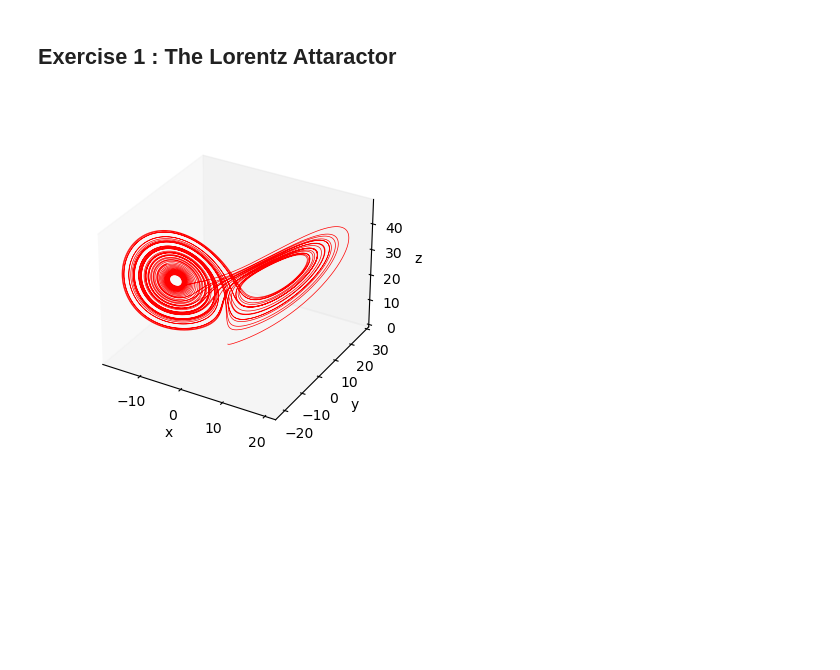
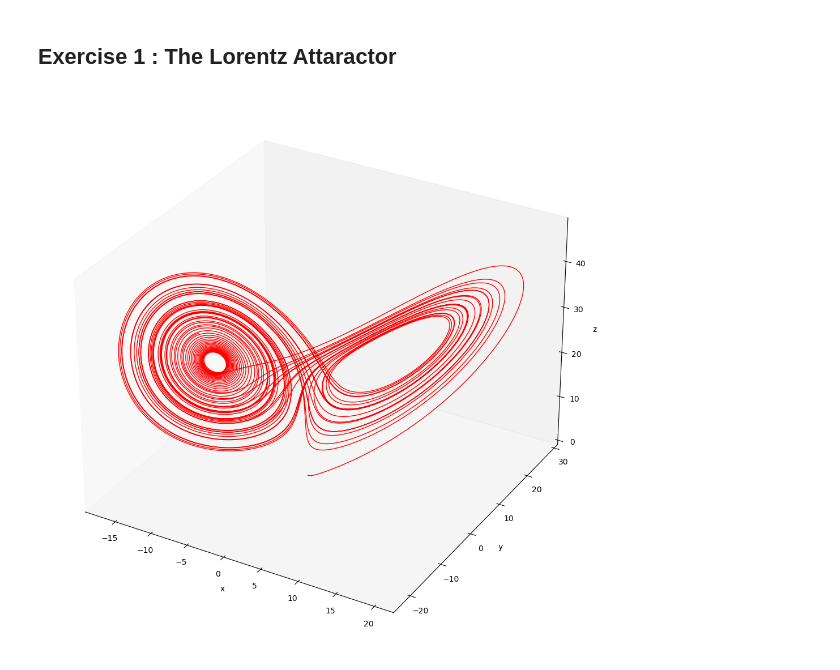
Before and after one commit to SPS-SP2273/learning-portfolio-yugan01, a Jupyter notebook: numerical solutions/numerical_solutions_(good).ipynb, the cells around one changed output. Cells and saved outputs as stored; diff of their text form; code cells hidden in the pictures; blank space fills up the shorter version.

```diff
--- a/numerical solutions/numerical_solutions_(good).ipynb
+++ b/numerical solutions/numerical_solutions_(good).ipynb
@@ -340,33 +340,34 @@ plt.show()
 from matplotlib import pyplot as plt
 from mpl_toolkits.mplot3d import Axes3D
 
 def derivative(value, t):
     x, y, z = value
     dx_dt = 10 * (y - x)
     dy_dt = x * (28 - z) - y
     dz_dt = x*y - z*8/3
 
     return [dx_dt, dy_dt, dz_dt]
 
 max_time = 50
 d = 0.001
 x0, y0, z0 = (0,1,0)
 time = np.arange(0, max_time, d)
 
 results = odeint(y0=[0,1,0],                     # Dependant variable
                  func=derivative,                # Derivatives
                  t = time                        # Independant variable
                  )
+plt.figure(figsize = (10,10))
 x = results[:, 0]
 y = results[:, 1]
 z = results[:, 2]
 ax = plt.axes(projection='3d')
 ax.grid(False)
-ax.plot3D(x, y, z, 'red', lw = 0.5)
+ax.plot3D(x, y, z, 'red', lw = 1)
 ax.set_xlabel("x")
 ax.set_ylabel("y")
 ax.set_zlabel("z")
-ax.dist = 12
+plt.tight_layout()
 plt.show()
 # %% [output]
-[figure, old version]
+[figure, new version]
```
Also changed, not shown: 1 other file.
